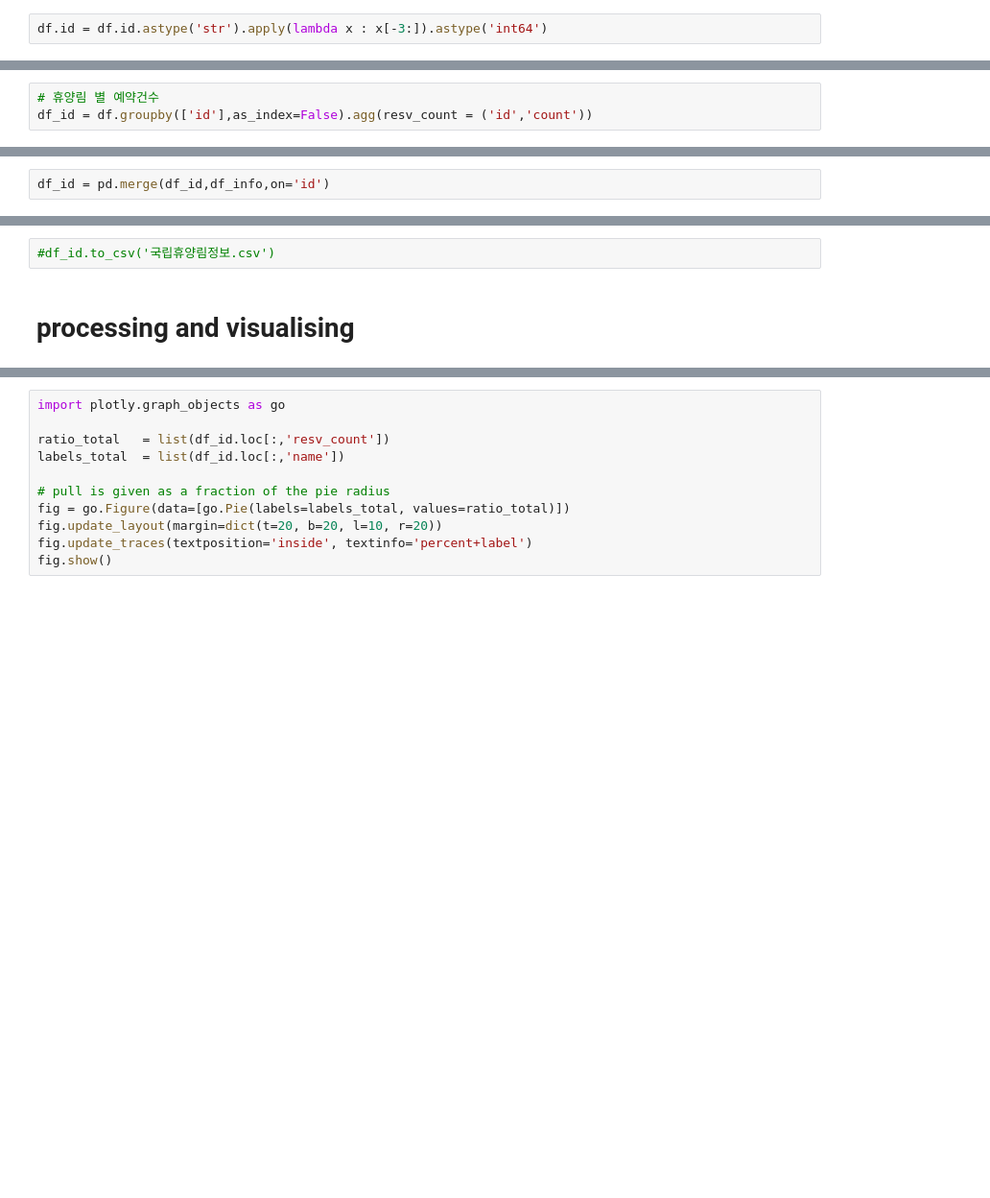
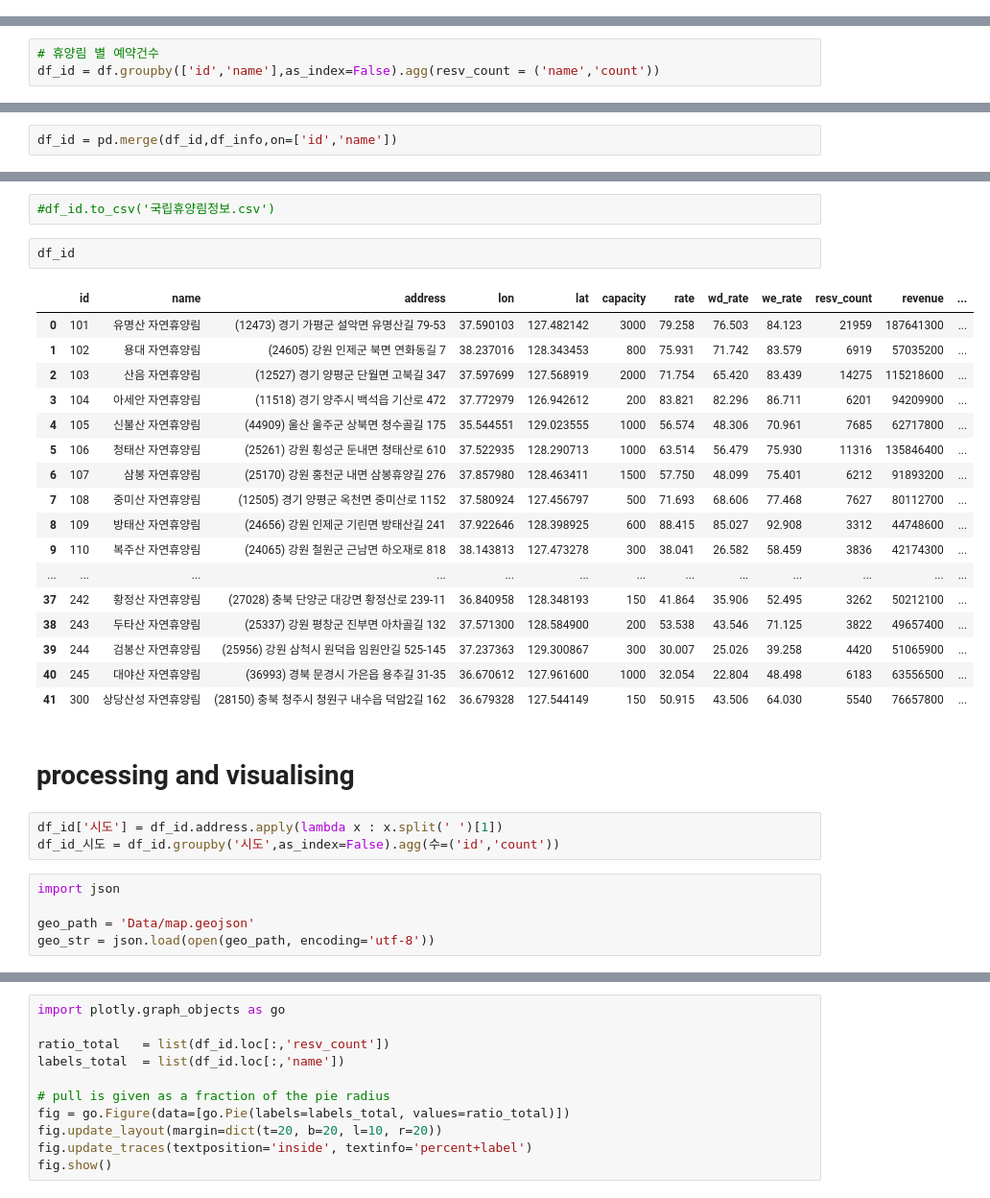
Before and after one commit to tiamoirony/Done, a Jupyter notebook: 전국 휴양림 by beck.ipynb, the cells around one changed output, grey strips where cells are left out. Shown at 96% size. Saved outputs shown, nothing was run; the diff lists cells and outputs as text; blank space fills up the shorter version.

```diff
--- a/전국 휴양림 by beck.ipynb
+++ b/전국 휴양림 by beck.ipynb
@@ -70,8 +70,6 @@ date    0
 id      0
 name    0
 dtype: int64
-# %%
-df.id = df.id.astype('str').apply(lambda x : x[-3:]).astype('int64')
 # %%
 df['month'] = df['date'].dt.month
 df['weekday'] = df['date'].dt.weekday
@@ -79,4 +77,4 @@ df['weekday'] = df['date'].dt.weekday
 #df.to_csv('국립휴양림예약데이터.csv')
 # %%
 # 휴양림 별 예약건수
-df_id = df.groupby(['id'],as_index=False).agg(resv_count = ('id','count'))
+df_id = df.groupby(['id','name'],as_index=False).agg(resv_count = ('name','count'))
@@ -85,7 +104,7 @@ df_info = df_info.drop_duplicates(['아이디'])
 df_info = df_info[['아이디','기관명','주소','상품위치위도','상품위치경도']]
 df_info = df_info.rename(columns={'아이디':'id','기관명':'name','주소':'address','상품위치위도':'lat','상품위치경도':'lon',})
 # %%
-df_id = pd.merge(df_id,df_info,on='id')
+df_id = pd.merge(df_id,df_info,on=['id','name'])
 # %%
 df_stat = df_stat[['휴양림명','총 가동률','주중 가동률','주말 가동률','합계 금액']]
 df_stat = df_stat.rename(columns={'휴양림명':'name','총 가동률':'rate','주중 가동률':'wd_rate','주말 가동률':'we_rate','합계 금액':'revenue'})
@@ -101,7 +120,35 @@ df_id = df_id[['id', 'name', 'address', 'lon', 'lat', 'capacity', 'rate', 'wd_ra
 df_id[['lon','lat']] = df_id[['lon','lat']].astype('float64')
 # %%
 #df_id.to_csv('국립휴양림정보.csv')
+# %%
+df_id
+# %% [output]
+|  | id | name | address | lon | lat | capacity | rate | wd_rate | we_rate | resv_count | revenue | ... |
+| 0 | 101 | 유명산 자연휴양림 | (12473) 경기 가평군 설악면 유명산길 79-53 | 37.590103 | 127.482142 | 3000 | 79.258 | 76.503 | 84.123 | 21959 | 187641300 | ... |
+| 1 | 102 | 용대 자연휴양림 | (24605) 강원 인제군 북면 연화동길 7 | 38.237016 | 128.343453 | 800 | 75.931 | 71.742 | 83.579 | 6919 | 57035200 | ... |
+| 2 | 103 | 산음 자연휴양림 | (12527) 경기 양평군 단월면 고북길 347 | 37.597699 | 127.568919 | 2000 | 71.754 | 65.420 | 83.439 | 14275 | 115218600 | ... |
+| 3 | 104 | 아세안 자연휴양림 | (11518) 경기 양주시 백석읍 기산로 472 | 37.772979 | 126.942612 | 200 | 83.821 | 82.296 | 86.711 | 6201 | 94209900 | ... |
+| 4 | 105 | 신불산 자연휴양림 | (44909) 울산 울주군 상북면 청수골길 175 | 35.544551 | 129.023555 | 1000 | 56.574 | 48.306 | 70.961 | 7685 | 62717800 | ... |
+| 5 | 106 | 청태산 자연휴양림 | (25261) 강원 횡성군 둔내면 청태산로 610 | 37.522935 | 128.290713 | 1000 | 63.514 | 56.479 | 75.930 | 11316 | 135846400 | ... |
+| 6 | 107 | 삼봉 자연휴양림 | (25170) 강원 홍천군 내면 삼봉휴양길 276 | 37.857980 | 128.463411 | 1500 | 57.750 | 48.099 | 75.401 | 6212 | 91893200 | ... |
+| 7 | 108 | 중미산 자연휴양림 | (12505) 경기 양평군 옥천면 중미산로 1152 | 37.580924 | 127.456797 | 500 | 71.693 | 68.606 | 77.468 | 7627 | 80112700 | ... |
+| 8 | 109 | 방태산 자연휴양림 | (24656) 강원 인제군 기린면 방태산길 241 | 37.922646 | 128.398925 | 600 | 88.415 | 85.027 | 92.908 | 3312 | 44748600 | ... |
+| 9 | 110 | 복주산 자연휴양림 | (24065) 강원 철원군 근남면 하오재로 818 | 38.143813 | 127.473278 | 300 | 38.041 | 26.582 | 58.459 | 3836 | 42174300 | ... |
+| ... | ... | ... | ... | ... | ... | ... | ... | ... | ... | ... | ... | ... |
+| 37 | 242 | 황정산 자연휴양림 | (27028) 충북 단양군 대강면 황정산로 239-11 | 36.840958 | 128.348193 | 150 | 41.864 | 35.906 | 52.495 | 3262 | 50212100 | ... |
+| 38 | 243 | 두타산 자연휴양림 | (25337) 강원 평창군 진부면 아차골길 132 | 37.571300 | 128.584900 | 200 | 53.538 | 43.546 | 71.125 | 3822 | 49657400 | ... |
+| 39 | 244 | 검봉산 자연휴양림 | (25956) 강원 삼척시 원덕읍 임원안길 525-145 | 37.237363 | 129.300867 | 300 | 30.007 | 25.026 | 39.258 | 4420 | 51065900 | ... |
+| 40 | 245 | 대야산 자연휴양림 | (36993) 경북 문경시 가은읍 용추길 31-35 | 36.670612 | 127.961600 | 1000 | 32.054 | 22.804 | 48.498 | 6183 | 63556500 | ... |
+| 41 | 300 | 상당산성 자연휴양림 | (28150) 충북 청주시 청원구 내수읍 덕암2길 162 | 36.679328 | 127.544149 | 150 | 50.915 | 43.506 | 64.030 | 5540 | 76657800 | ... |
 # %% [markdown]
 # processing and visualising
+# %%
+df_id['시도'] = df_id.address.apply(lambda x : x.split(' ')[1])
+df_id_시도 = df_id.groupby('시도',as_index=False).agg(수=('id','count'))
+# %%
+import json
+
+geo_path = 'Data/map.geojson'
+geo_str = json.load(open(geo_path, encoding='utf-8'))
 # %%
 import folium
```
Also changed, not shown: parts of 4 cells of this notebook.
